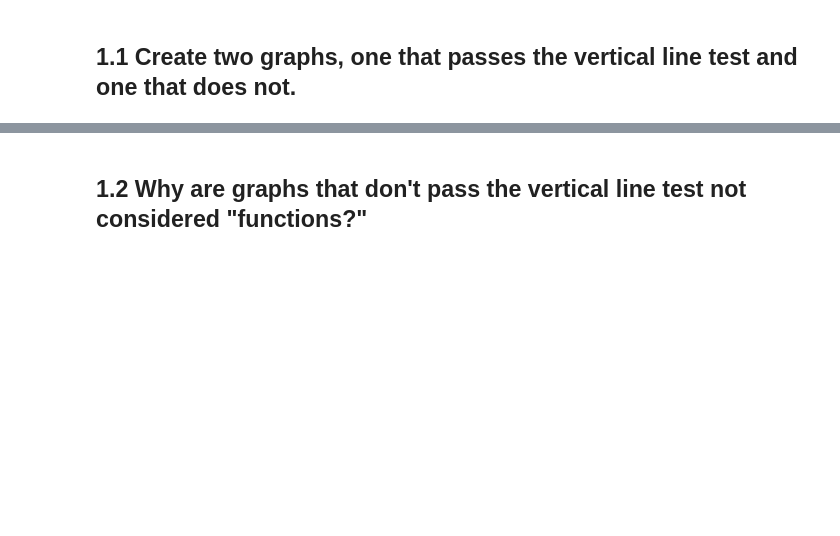
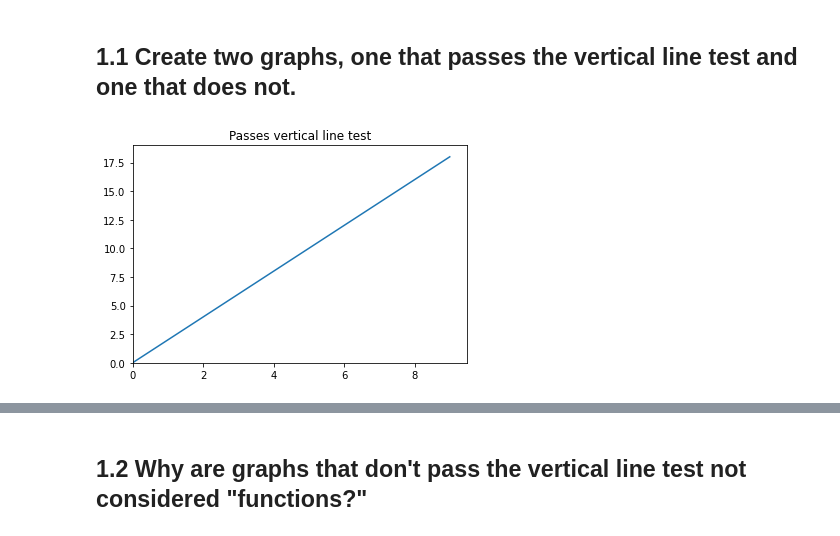
Before and after one commit to anthonymurphysr/DS-Unit-1-Sprint-3-Linear-Algebra, a Jupyter notebook: module3-dimensionality-reduction/LS_DS_133_High_Dimensional_Data_Assignment.ipynb, the cells around one changed output, grey strips where cells are left out. Cells and saved outputs as stored; diff of their text form; code cells hidden in the pictures; blank space fills up the shorter version.

```diff
--- a/module3-dimensionality-reduction/LS_DS_133_High_Dimensional_Data_Assignment.ipynb
+++ b/module3-dimensionality-reduction/LS_DS_133_High_Dimensional_Data_Assignment.ipynb
@@ -4 +5,20 @@
 ## 1.1 Create two graphs, one that passes the vertical line test and one that does not.
+# %%
+# Import packages
+import matplotlib.pyplot as plt
+
+# Assign vector values
+x = np.array(range(10))
+y = 2*x
+
+# Set plot limits
+plt.xlim(0, 9.5)
+plt.ylim(0,19)
+
+# Plot the function
+plt.plot(x,y);
+
+# Set title
+plt.title('Passes vertical line test');
+# %% [output]
+[figure, added]
```
Also changed, not shown: parts of 6 cells of this notebook.
